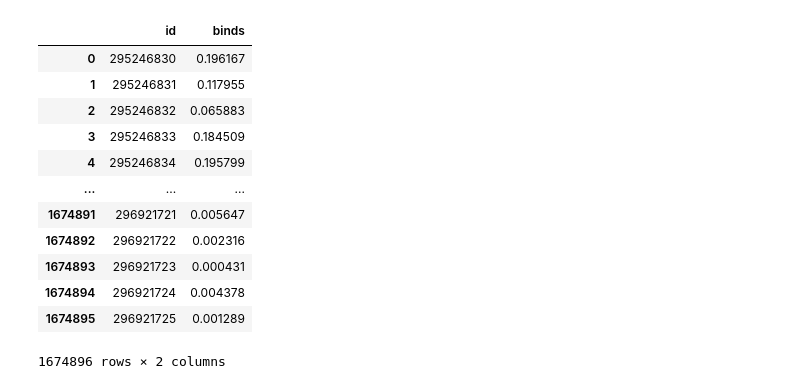
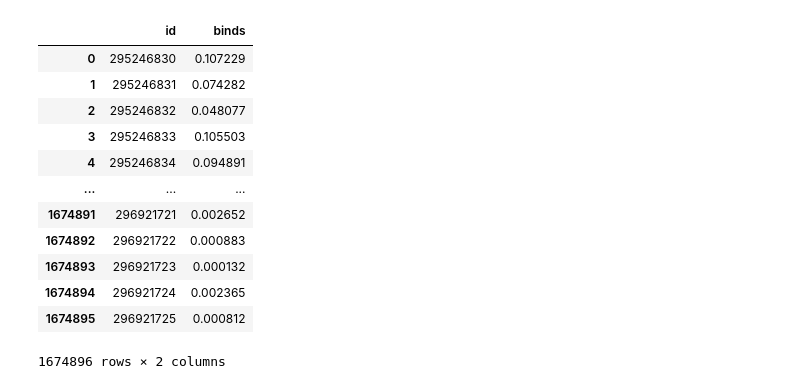
Before and after one commit to TeamEpochGithub/iv-q4-predict-new-medicines-belka, a Jupyter notebook: notebooks/ensembling.ipynb, the cells around one changed output. Saved outputs shown, nothing was run; the diff lists cells and outputs as text; code cells hidden in the pictures.

```diff
--- a/notebooks/ensembling.ipynb
+++ b/notebooks/ensembling.ipynb
@@ -6,6 +6,7 @@ path = Path('../data/submissions')
 
 # Our best submissions
 our_submission = pd.read_csv(path / 'submission_409_morning_sweep.csv')
+our_xgboost = pd.read_csv(path / 'xgb_398.csv')
 
 # External Submissions from https://www.kaggle.com/datasets/saberghaderi/semi-blending-2023/data
 ext_lgbm = pd.read_csv(path / 'serie2.csv')  # LGBM Model: https://www.kaggle.com/code/mehrankazeminia/p-6-6-belka-competition-submission-lgbm
@@ -18,34 +19,34 @@ sample_sub = pd.read_csv('../data/raw/sample_submission.csv')
 # %%
 weights = {
     'our_submission': 0.35, # 'best_1dcnn.csv
     'serie2': 0.35,
     'serie3': 0.2,
     'serie4': 0.1,
     # 'serie5': 0.07
 }
 
 submission_blend = (
-    our_submission['binds']     * 0.4 +
-    ext_lgbm['binds']           * 0.2 +
-    ext_autogluon['binds']      * 0.2 +
-    ext_automl['binds']         * 0.2 +
-    ext_xgboost['binds']        * 0.0
+    our_submission['binds']     * 0.35 +
+    ext_lgbm['binds']           * 0.35 +
+    ext_autogluon['binds']      * 0.15 +
+    ext_automl['binds']         * 0.05 +
+    our_xgboost['binds']        * 0.1
 )
 
 sample_sub['binds']=submission_blend
 sample_sub.to_csv('submission.csv', index=False)
 sample_sub
 # %% [output]
 |  | id | binds |
-| 0 | 295246830 | 0.196167 |
-| 1 | 295246831 | 0.117955 |
-| 2 | 295246832 | 0.065883 |
-| 3 | 295246833 | 0.184509 |
-| 4 | 295246834 | 0.195799 |
+| 0 | 295246830 | 0.107229 |
+| 1 | 295246831 | 0.074282 |
+| 2 | 295246832 | 0.048077 |
+| 3 | 295246833 | 0.105503 |
+| 4 | 295246834 | 0.094891 |
 | ... | ... | ... |
-| 1674891 | 296921721 | 0.005647 |
-| 1674892 | 296921722 | 0.002316 |
-| 1674893 | 296921723 | 0.000431 |
-| 1674894 | 296921724 | 0.004378 |
-| 1674895 | 296921725 | 0.001289 |
+| 1674891 | 296921721 | 0.002652 |
+| 1674892 | 296921722 | 0.000883 |
+| 1674893 | 296921723 | 0.000132 |
+| 1674894 | 296921724 | 0.002365 |
+| 1674895 | 296921725 | 0.000812 |
 1674896 rows × 2 columns
```
Also changed, not shown: 12 other files.
